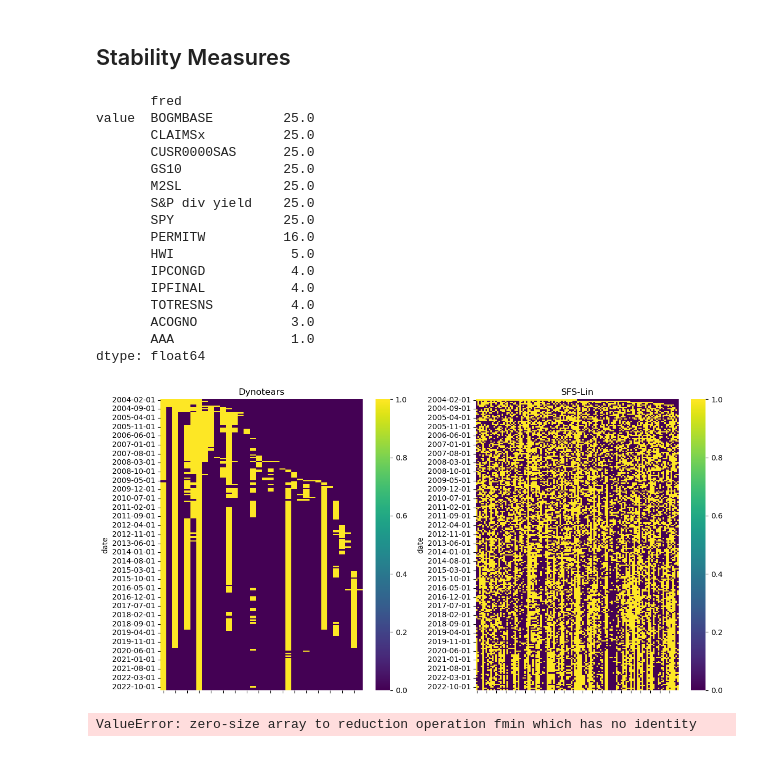
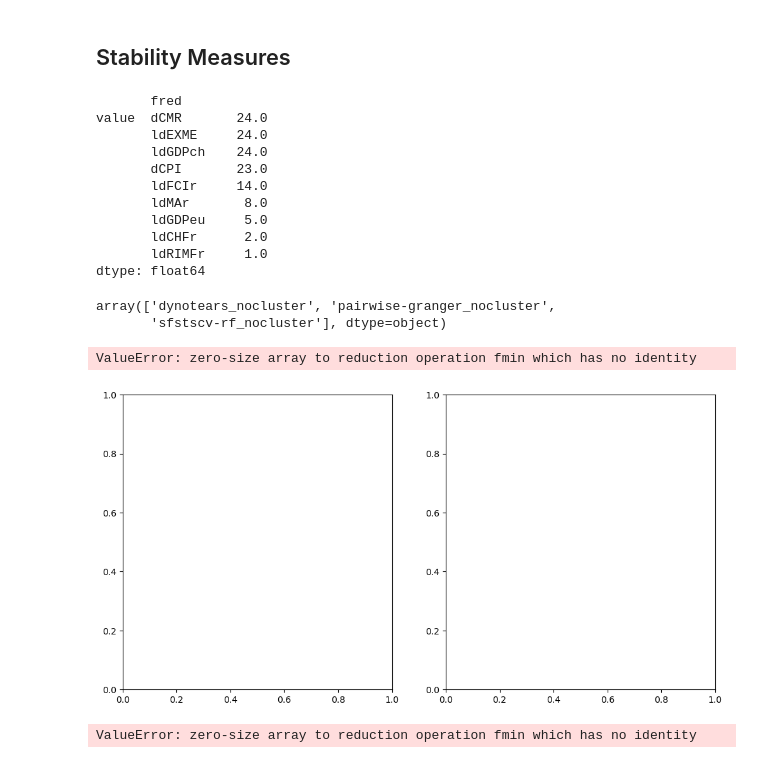
Before and after one commit to dcuoliveira/cml-fin, a Jupyter notebook: src/results_report_forecasting.ipynb, the cells around one changed output. Drawn from its saved outputs; the diff is of its cells as text; code cells hidden in the pictures.

```diff
--- a/src/results_report_forecasting.ipynb
+++ b/src/results_report_forecasting.ipynb
@@ -28,26 +28,36 @@ fs_methods_tags = {}
 # }
 
 fs_methods = [
+    "seqICP_nocluster",
     "dynotears_nocluster",
     "pairwise-granger_nocluster",
     "var-lingam_nocluster",
+    "sfstscv-rf_nocluster"
     ]
 
 etfs = [
     "SPY"
 ]
 
+# event_dates = [
+#     ("GFC", ("2007-07-01", "2008-11-01")),
+#     ("Dow Jones Flash Crash", ("2010-03-01", "2010-07-01")),
+#     ("Tsunami Fukushima", ("2011-01-01", "2011-05-01")),
+#     ("Black Monday 2011", ("2011-06-01", "2011-10-01")),
+#     ("Chinese Black Monday", ("2015-06-01", "2015-10-01")),
+#     ("Dow Jones Plunge 2018", ("2018-01-01", "2018-05-01")),
+#     ("COVID-19", ("2020-01-01", "2020-05-01"))
+# ]
+
 event_dates = [
-    ("GFC", ("2007-07-01", "2008-11-01")),
-    ("Dow Jones Flash Crash", ("2010-03-01", "2010-07-01")),
-    ("Tsunami Fukushima", ("2011-01-01", "2011-05-01")),
-    ("Black Monday 2011", ("2011-06-01", "2011-10-01")),
-    ("Chinese Black Monday", ("2015-06-01", "2015-10-01")),
-    ("Dow Jones Plunge 2018", ("2018-01-01", "2018-05-01")),
-    ("COVID-19", ("2020-01-01", "2020-05-01"))
+    ("GFC", ("2008-09-01", "2008-11-01")),
+    ("Eurozone Debt Crisis", ("2010-05-01", "2012-07-01")),
+    ("Swiss Franc Peg Announcement", ("2011-07-01", "2011-09-01")),
+    ("Swiss Franc Peg Removal", ("2014-12-01", "2015-02-01")),
+    ("COVID-19", ("2020-01-01", "2020-04-01"))
 ]
 
-metric_names = ["mse", "mae", "rmse", "mse_crisis", "mae_crisis", "rmse_crisis"]
+metric_names = ["mse", "mae", "rmse"]
 etf_focus = None
 stability_threshold = 0.8
 plot_ts = False
@@ -652,5 +586,5 @@ all_metrics_df.reset_index().groupby("fs").median().sort_values(by="mse_crisis",
 # %%
-etf = "SPY"
+etf = "ldEXME" # "SPY"
 fs = "dynotears_nocluster"
 
 check_df = all_parents_df.loc[(all_parents_df['etf'] == etf)&(all_parents_df['fs'] == fs)].drop(["etf", "fs"], axis=1)
@@ -658,59 +592,57 @@ check_df = all_parents_df.loc[(all_parents_df['etf'] == etf)&(all_parents_df['fs
 check_df.pivot_table(index=["date"], columns=["fred"], values=["value"]).loc["2006-01-01":"2008-01-01"].dropna(axis=1, how="all").sum(axis=0).sort_values(ascending=False)
 # %% [output]
        fred
-value  BOGMBASE         25.0
-       CLAIMSx          25.0
-       CUSR0000SAS      25.0
-       GS10             25.0
-       M2SL             25.0
-       S&P div yield    25.0
-       SPY              25.0
-       PERMITW          16.0
-       HWI               5.0
-       IPCONGD           4.0
-       IPFINAL           4.0
-       TOTRESNS          4.0
-       ACOGNO            3.0
-       AAA               1.0
+value  dCMR       24.0
+       ldEXME     24.0
+       ldGDPch    24.0
+       dCPI       23.0
+       ldFCIr     14.0
+       ldMAr       8.0
+       ldGDPeu     5.0
+       ldCHFr      2.0
+       ldRIMFr     1.0
 dtype: float64
+# %%
+all_parents_df["fs"].unique()
+# %% [output]
+array(['dynotears_nocluster', 'pairwise-granger_nocluster',
+       'sfstscv-rf_nocluster'], dtype=object)
 # %%
+first_fs = "seqICP_nocluster"
+second_fs = "sfstscv-rf_nocluster"
+
 # Create a figure with 2 subplots (side by side)
 fig, axs = plt.subplots(nrows=1, ncols=2, figsize=(12, 6))
 
-# Plot the first heatmap
-etf = "SPY"
-fs = "dynotears_nocluster"
-
-check_df = all_parents_df.loc[(all_parents_df['etf'] == etf)&(all_parents_df['fs'] == fs)].drop(["etf", "fs"], axis=1)
+check_df = all_parents_df.loc[(all_parents_df['etf'] == etf)&(all_parents_df['fs'] == first_fs)].drop(["etf", "fs"], axis=1)
 check_df["date"] = [pd.to_datetime(dtref).strftime('%Y-%m-%d') for dtref in check_df["date"]]
 pivot_table_data = check_df.pivot_table(index=["date"], columns=["cluster"], values=["value"]).fillna(0)
 
 pivot_table_data.columns = pivot_table_data.columns.droplevel()
 pivot_table_data.columns = ["" for col in pivot_table_data.columns]
 
 sns.heatmap(pivot_table_data, ax=axs[0], cmap="viridis")
-axs[0].set_title('Dynotears')
+axs[0].set_title(rename_fs[first_fs])
 
 # Plot the second heatmap
-etf = "SPY"
-fs = "sfstscv-lin_nocluster"
-check_df = all_parents_df.loc[(all_parents_df['etf'] == etf)&(all_parents_df['fs'] == fs)].drop(["etf", "fs"], axis=1)
+check_df = all_parents_df.loc[(all_parents_df['etf'] == etf)&(all_parents_df['fs'] == second_fs)].drop(["etf", "fs"], axis=1)
 check_df["date"] = [pd.to_datetime(dtref).strftime('%Y-%m-%d') for dtref in check_df["date"]]
 pivot_table_data = check_df.pivot_table(index=["date"], columns=["cluster"], values=["value"]).fillna(0)
 
 pivot_table_data.columns = pivot_table_data.columns.droplevel()
 pivot_table_data.columns = ["" for col in pivot_table_data.columns]
 
 sns.heatmap(pivot_table_data, ax=axs[1], cmap="viridis")
-axs[1].set_title('SFS-Lin')
+axs[1].set_title(rename_fs[second_fs])
 
 # Adjust layout
 plt.tight_layout()
 
 # save plot
 fig.savefig(os.path.join(results_path, 'compare_clusters_heatmap.png'))
 # %% [output]
+ValueError: zero-size array to reduction operation fmin which has no identity
-[figure, old version]
+[figure, new version]
 # %%
 etf = "XLI"
 fs = "dynotears_nocluster"
```
Also changed, not shown: parts of 23 cells of this notebook.
